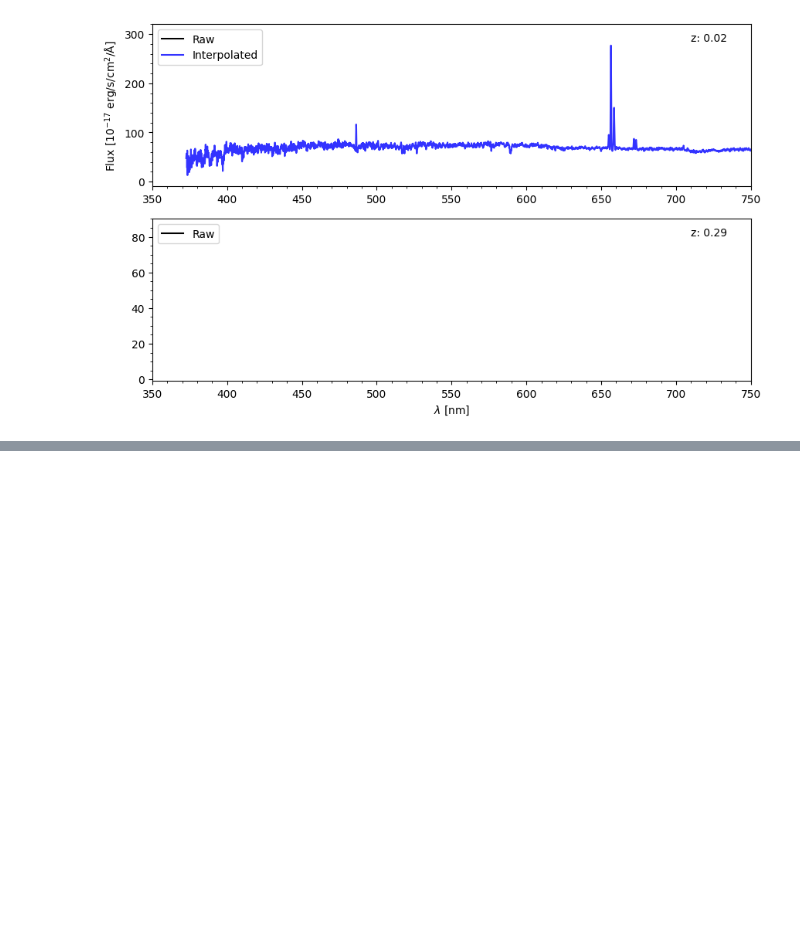
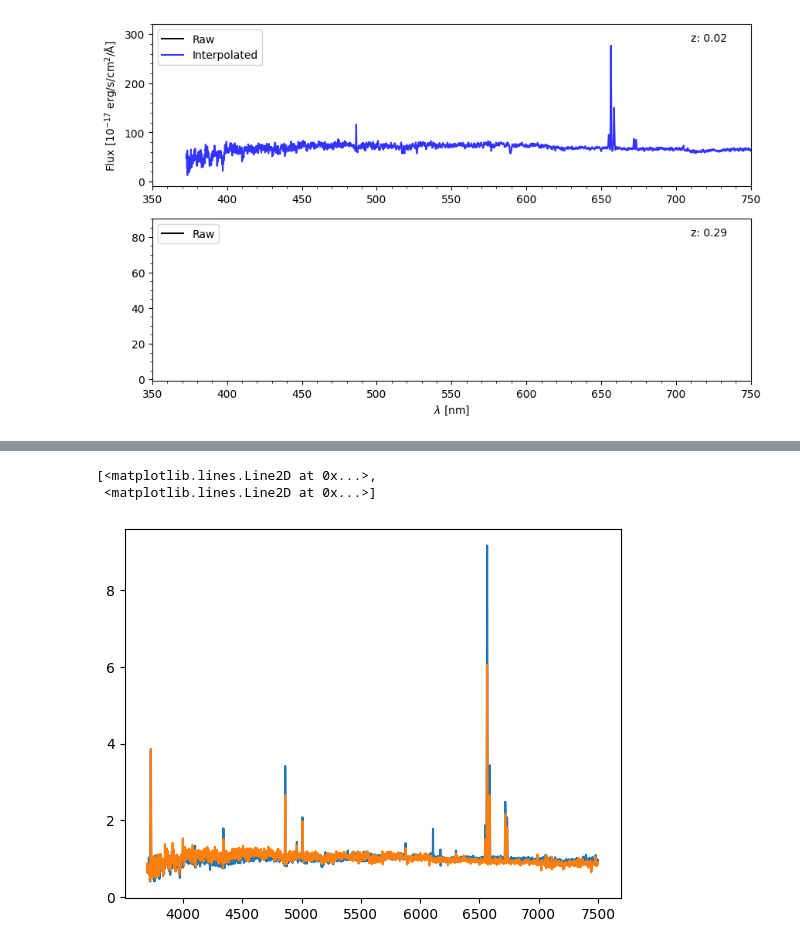
Before and after one commit to ed-ortizm/sdss, a Jupyter notebook: data_prep_illustrations/02_data_prep.ipynb, the cells around one changed output, grey strips where cells are left out. Drawn from its saved outputs; the diff is of its cells as text; code cells hidden in the pictures; blank space fills up the shorter version.

Commit message:
feature: generate figure to illustrate median normalization

```diff
--- a/data_prep_illustrations/02_data_prep.ipynb
+++ b/data_prep_illustrations/02_data_prep.ipynb
@@ -1041,0 +1059,4 @@ fig.savefig(
+# %%
+sf_mask = bin_03_df.subClass == 'STARFORMING'
+sf_03_df = bin_03_df.loc[sf_mask].copy()
+sf_03_df[['z', 'snMedian']].describe()
@@ -1041,0 +1073,15 @@ fig.savefig(
+# %%
+# 0 and 3
+specobjid_1 = sf_03_df.index.to_list()[0]
+idx_spec_1 = specobjid_to_idx(specobjid_1, idx_id_bin_03)
+spec_1 = spectra[idx_spec_1]
+
+specobjid_2 = sf_03_df.index.to_list()[3]
+idx_spec_2 = specobjid_to_idx(specobjid_2, idx_id_bin_03)
+spec_2 = spectra[idx_spec_2]
+
+plt.plot(wave, spec_1, wave, spec_2)
+# %% [output]
+[<matplotlib.lines.Line2D at 0x...>,
+ <matplotlib.lines.Line2D at 0x...>]
+[figure, added]
```
Also changed, not shown: parts of 6 cells of this notebook.
